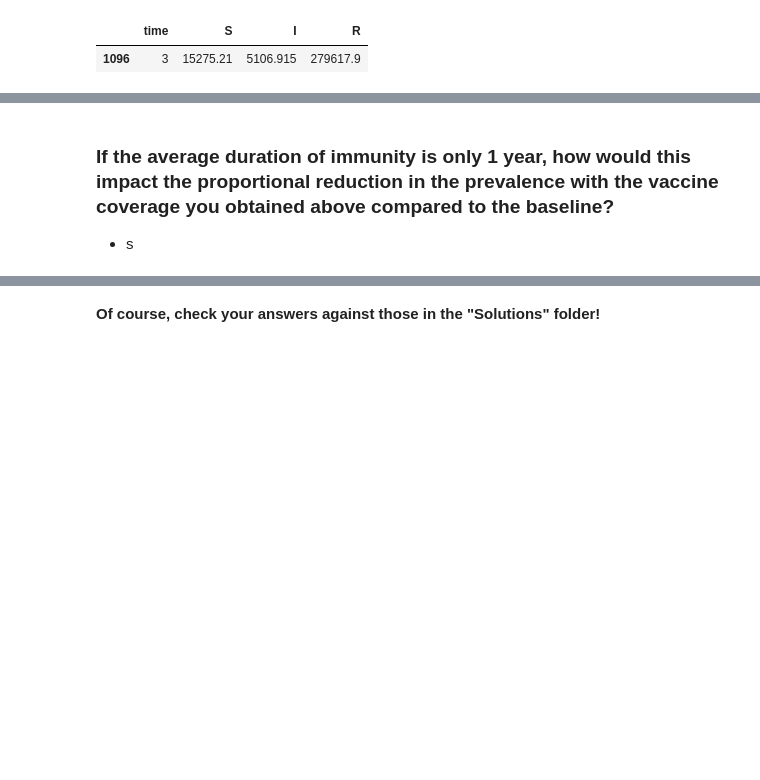
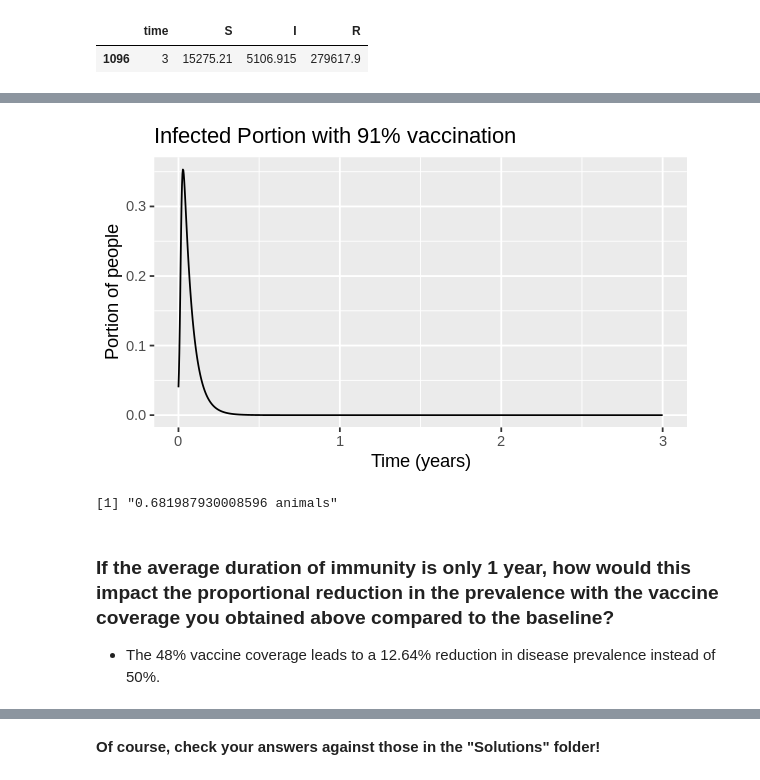
Before and after one commit to Arashlf/Developing-the-SIR-Model-ICL, a Jupyter notebook: Week 4/Mod_4_notebook_4_Combining_the_Mechanisms.ipynb, the cells around one changed output, grey strips where cells are left out. Cells and saved outputs as stored; diff of their text form; code cells hidden in the pictures; blank space fills up the shorter version.

```diff
--- a/Week 4/Mod_4_notebook_4_Combining_the_Mechanisms.ipynb
+++ b/Week 4/Mod_4_notebook_4_Combining_the_Mechanisms.ipynb
@@ -89,4 +115,26 @@ output[output$time == 3,]
+# %%
+parameters <- c(beta = 1 * 365, gamma = 1/20 * 365, mu = 1/3, b = 1/3, p_vacc = 0.91, sigma = 0)
+
+output <- as.data.frame(ode(y = initial_state_values,
+                            times = times,
+                            func = sir_model,
+                            parms = parameters))
+# %%
+output_long <- melt(as.data.frame(output), id = "time")
+
+options(repr.plot.width = 5, repr.plot.height = 3)
+ggplot(data = output,          # specify object containing data to plot
+       aes(x = time, y = output$I / pop)) +   # assign columns to axes and groups
+  geom_line() +                     # represent data as lines
+  labs(title = "Infected Portion with 91% vaccination", x = "Time (years)", y = "Portion of people", color = "Compartments\n") +
+  scale_color_manual(labels = c("Infected"), values = c("red"))
+# %% [output]
+[figure, added]
+# %%
+paste(output[round(output$time,0) == 3,"I"][1], "animals")
+# %% [output]
+[1] "0.681987930008596 animals"
 # %% [markdown]
 ### If the average duration of immunity is only 1 year, how would this impact the proportional reduction in the prevalence with the vaccine coverage you obtained above compared to the baseline?
 
-- s
+- The 48% vaccine coverage leads to a 12.64% reduction in disease prevalence instead of 50%.
```
Also changed, not shown: parts of 19 cells of this notebook.
